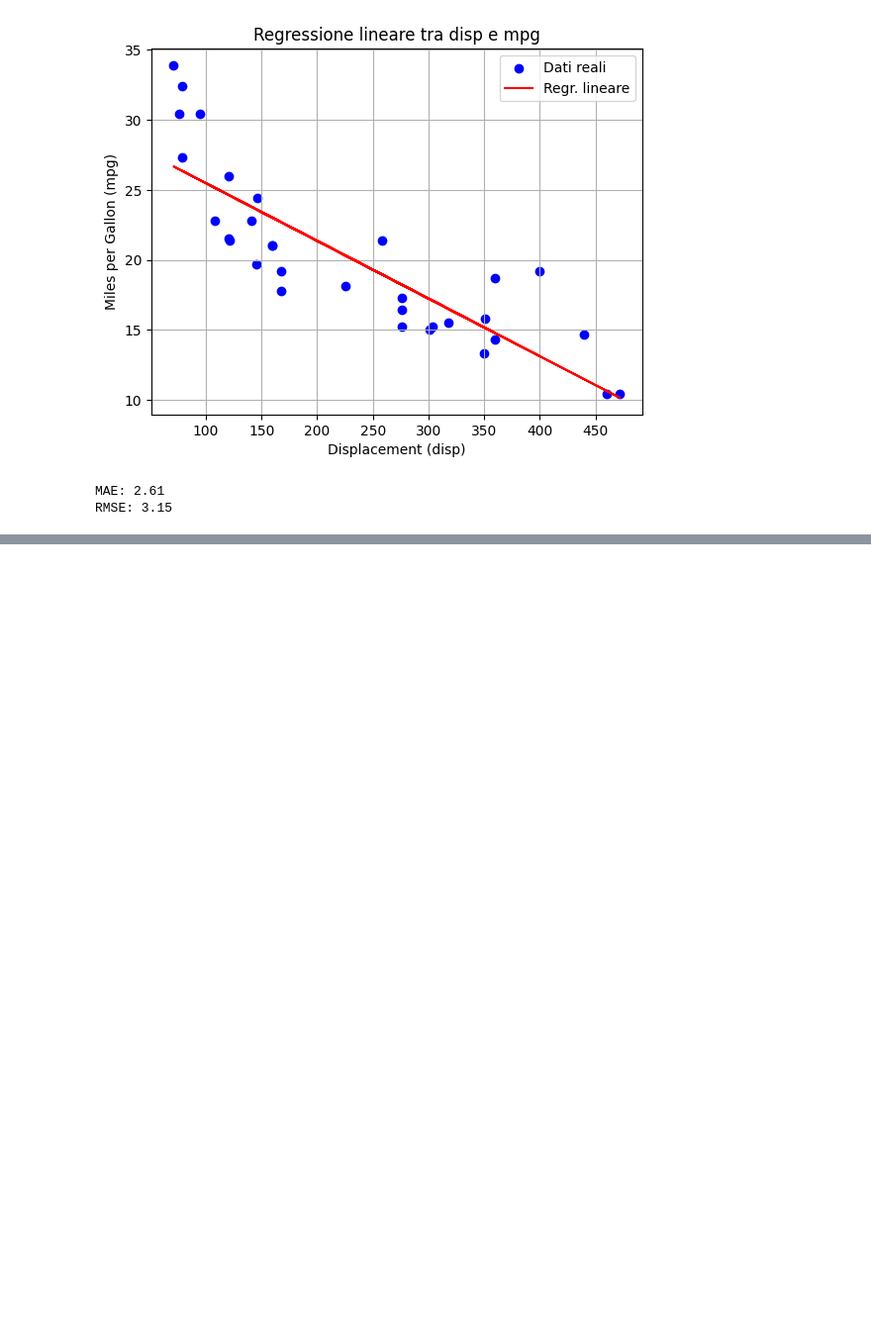
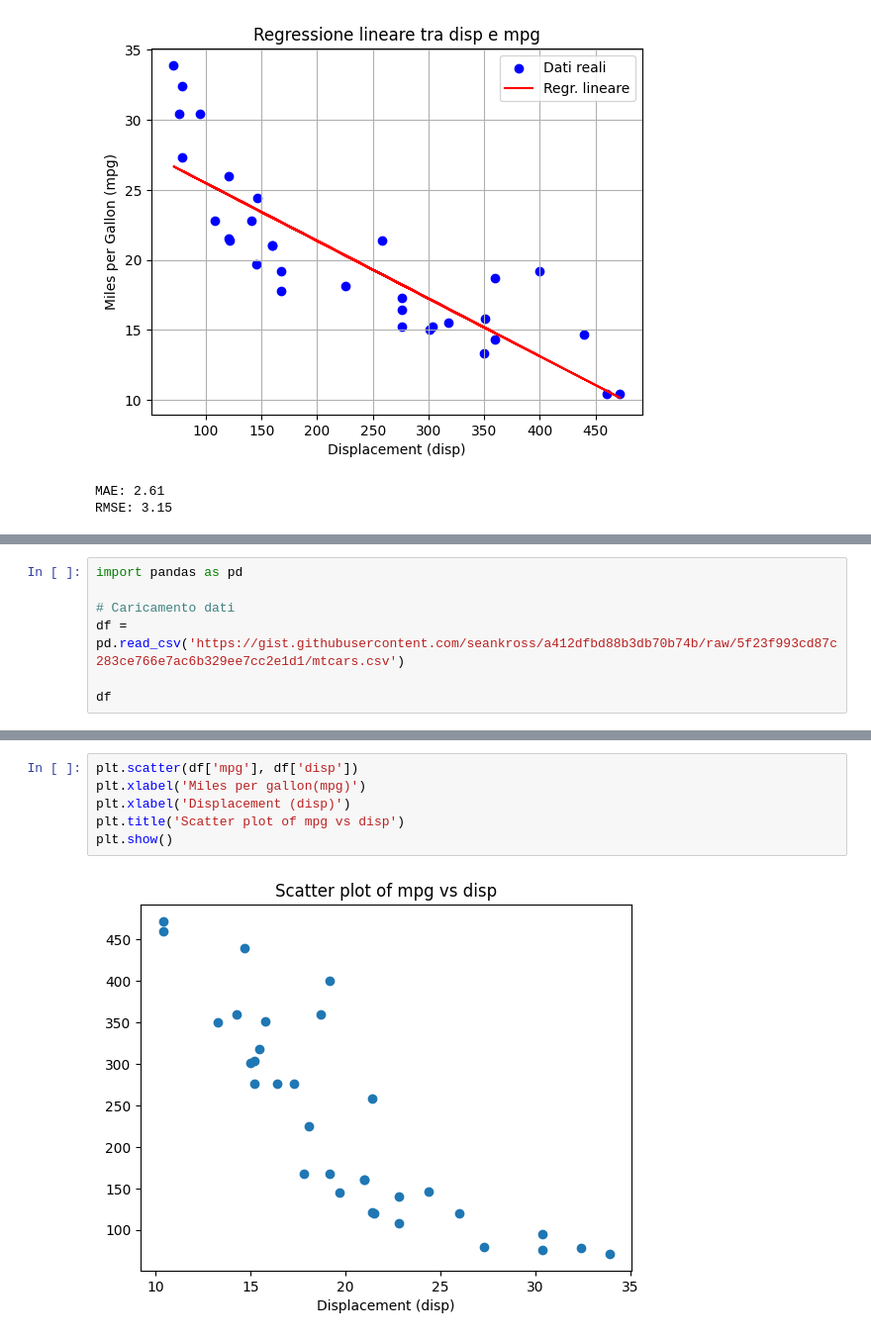
Before and after one commit to gregor-net/ProgrammingLab, a Jupyter notebook: 6_Esericzi_lez6.ipynb, the cells around one changed output, grey strips where cells are left out. Shown: that part at 99% size. Cells and saved outputs as stored; diff of their text form; blank space fills up the shorter version.

```diff
--- a/6_Esericzi_lez6.ipynb
+++ b/6_Esericzi_lez6.ipynb
@@ -131,0 +234,7 @@ RMSE: 3.15
+# %%
+import pandas as pd
+
+# Caricamento dati
+df = pd.read_csv('https://gist.githubusercontent.com/seankross/a412dfbd88b3db70b74b/raw/5f23f993cd87c283ce766e7ac6b329ee7cc2e1d1/mtcars.csv')
+
+df
@@ -131,0 +259,8 @@ RMSE: 3.15
+# %%
+plt.scatter(df['mpg'], df['disp'])
+plt.xlabel('Miles per gallon(mpg)')
+plt.xlabel('Displacement (disp)')
+plt.title('Scatter plot of mpg vs disp')
+plt.show()
+# %% [output]
+[figure, added]
```
Also changed, not shown: parts of 12 cells of this notebook, 1 other file.
